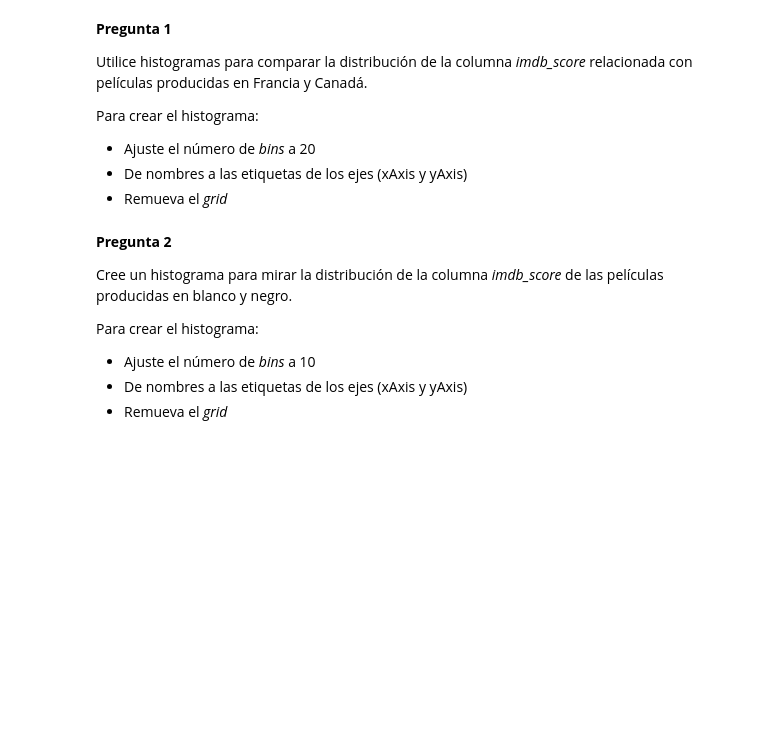
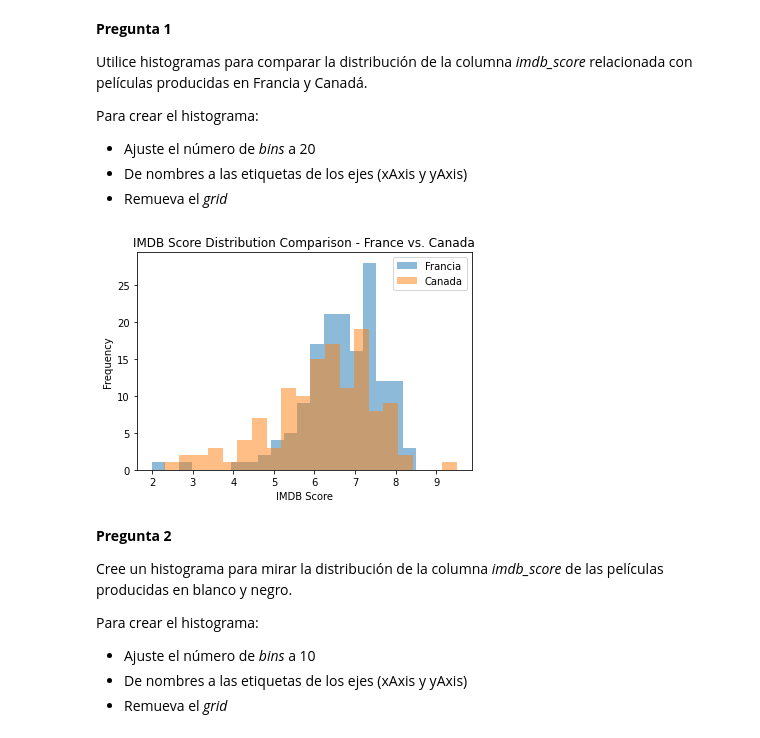
Before and after one commit to bened18/proyecto-integrador-1-taller-2, a Jupyter notebook: IMDBAnalyticsColab/IMDBAnalyticsColab_Workshop.ipynb, the cells around one changed output. Saved outputs shown, nothing was run; the diff lists cells and outputs as text; code cells hidden in the pictures; blank space fills up the shorter version.

```diff
--- a/IMDBAnalyticsColab/IMDBAnalyticsColab_Workshop.ipynb
+++ b/IMDBAnalyticsColab/IMDBAnalyticsColab_Workshop.ipynb
@@ -74,3 +101,16 @@ Para crear el histograma:
+# %%
+movies_france = df[df['country'] == 'France']
+movies_canada = df[df['country'] == 'Canada']
+
+plt.hist(movies_france['imdb_score'], alpha=0.5, label='Francia', bins=20)
+plt.hist(movies_canada['imdb_score'], alpha=0.5, label='Canada', bins=20)
+plt.legend(loc='upper right')
+plt.xlabel('IMDB Score')
+plt.ylabel('Frequency')
+plt.title('IMDB Score Distribution Comparison - France vs. Canada')
+plt.show()
+# %% [output]
+[figure, added]
 # %% [markdown]
 **Pregunta 2**
 
```
Also changed, not shown: parts of 17 cells of this notebook.
